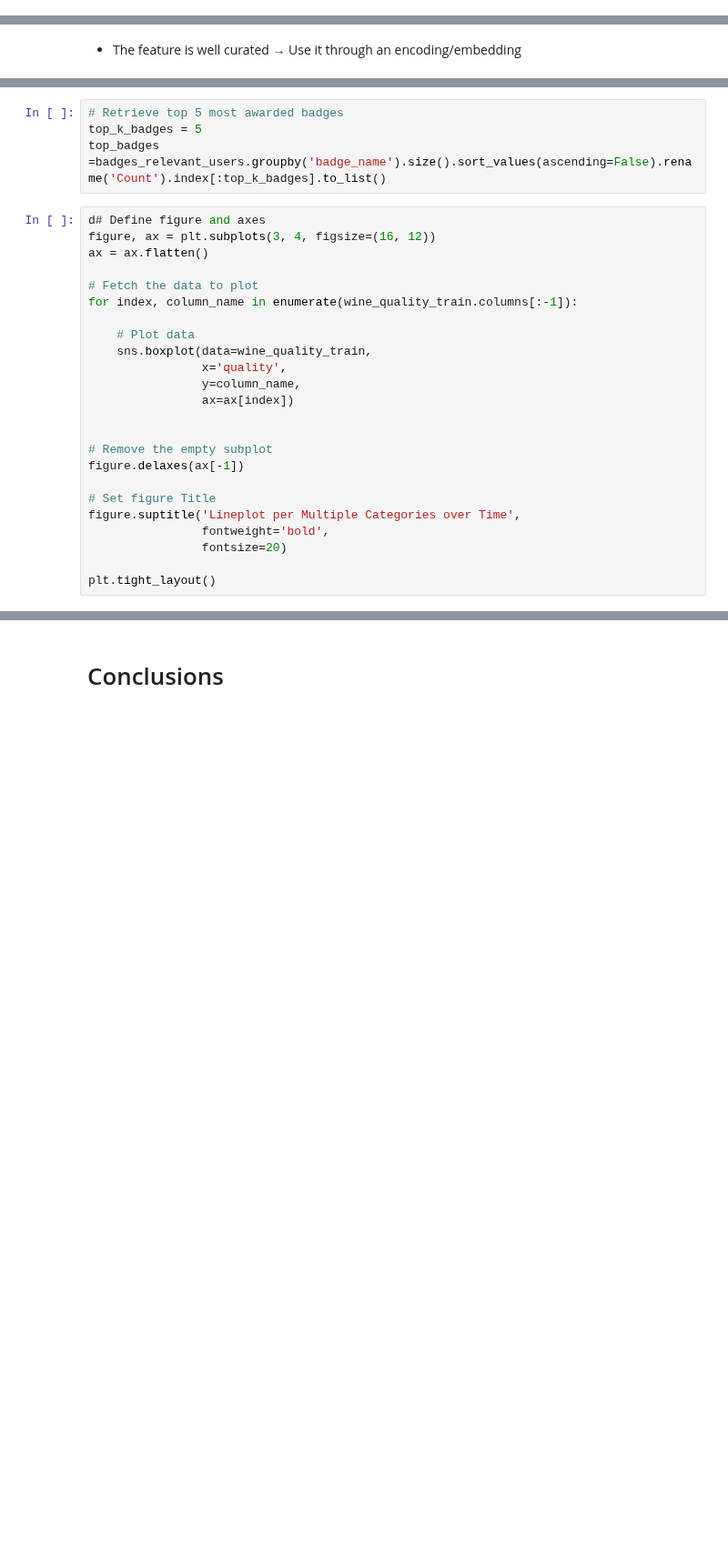
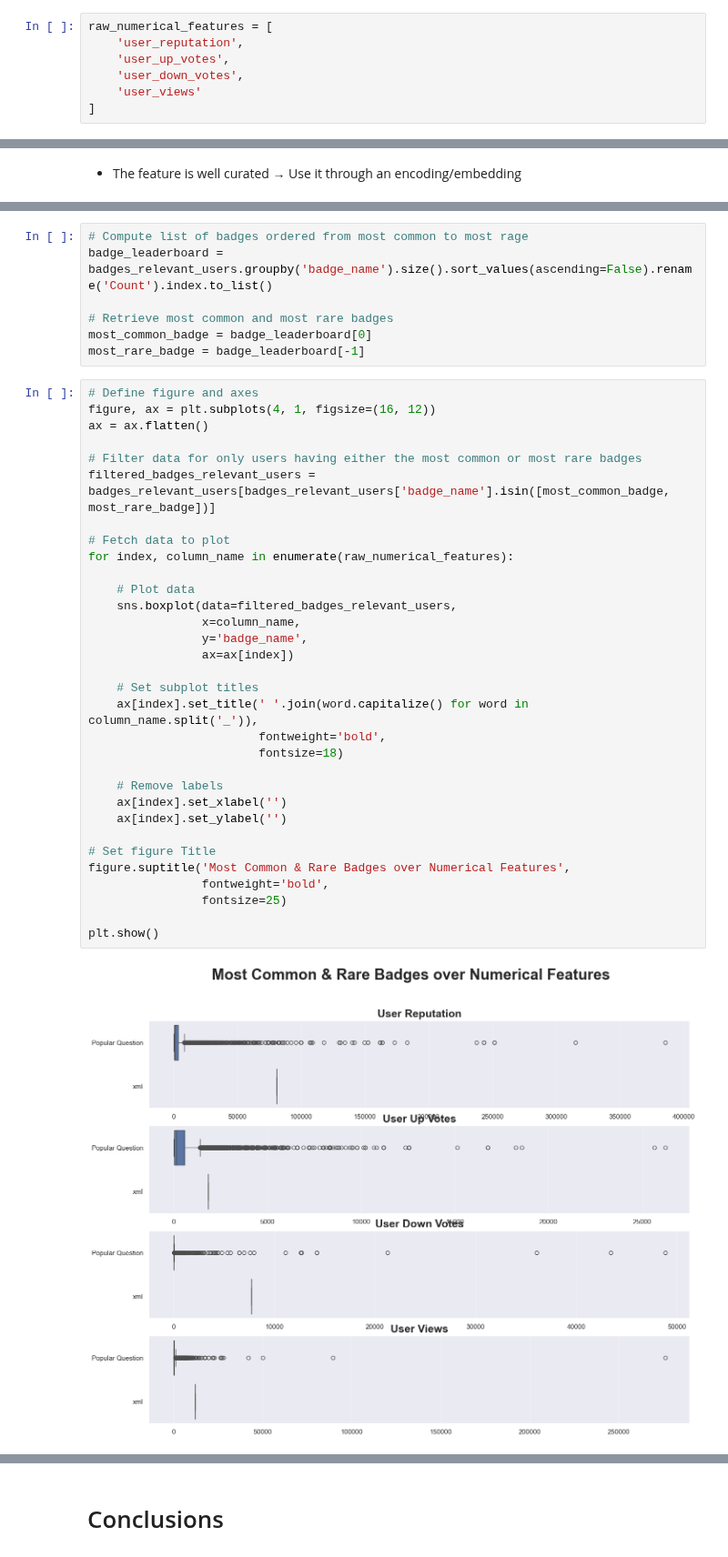
Before and after one commit to Volscente/DruidicGroveAI, a Jupyter notebook: notebooks/stackoverflow/eda/stackoverflow_eda.ipynb, the cells around one changed output, grey strips where cells are left out. Shown at 91% size. Cells and saved outputs as stored; diff of their text form; blank space fills up the shorter version.

Commit message:
Most rare & common badges

```diff
--- a/notebooks/stackoverflow/eda/stackoverflow_eda.ipynb
+++ b/notebooks/stackoverflow/eda/stackoverflow_eda.ipynb
@@ -411,3 +413,10 @@ plt.show()
+# %%
+raw_numerical_features = [
+    'user_reputation',
+    'user_up_votes',
+    'user_down_votes',
+    'user_views'
+]
 # %% [markdown]
 ### Categorical Feature Distribution
 # %%
@@ -446,28 +455,41 @@ Name: Count, Length: 348, dtype: int64
 # %%
-# Retrieve top 5 most awarded badges
-top_k_badges = 5
-top_badges =badges_relevant_users.groupby('badge_name').size().sort_values(ascending=False).rename('Count').index[:top_k_badges].to_list()
+# Compute list of badges ordered from most common to most rage
+badge_leaderboard = badges_relevant_users.groupby('badge_name').size().sort_values(ascending=False).rename('Count').index.to_list()
+
+# Retrieve most common and most rare badges
+most_common_badge = badge_leaderboard[0]
+most_rare_badge = badge_leaderboard[-1]
 # %%
-d# Define figure and axes
-figure, ax = plt.subplots(3, 4, figsize=(16, 12))
+# Define figure and axes
+figure, ax = plt.subplots(4, 1, figsize=(16, 12))
 ax = ax.flatten()
 
-# Fetch the data to plot
-for index, column_name in enumerate(wine_quality_train.columns[:-1]):
+# Filter data for only users having either the most common or most rare badges
+filtered_badges_relevant_users = badges_relevant_users[badges_relevant_users['badge_name'].isin([most_common_badge, most_rare_badge])]
+
+# Fetch data to plot
+for index, column_name in enumerate(raw_numerical_features):
 
     # Plot data
-    sns.boxplot(data=wine_quality_train,
-                x='quality',
-                y=column_name,
+    sns.boxplot(data=filtered_badges_relevant_users,
+                x=column_name,
+                y='badge_name',
                 ax=ax[index])
 
+    # Set subplot titles
+    ax[index].set_title(' '.join(word.capitalize() for word in column_name.split('_')),
+                        fontweight='bold',
+                        fontsize=18)
 
-# Remove the empty subplot
-figure.delaxes(ax[-1])
+    # Remove labels
+    ax[index].set_xlabel('')
+    ax[index].set_ylabel('')
 
 # Set figure Title
-figure.suptitle('Lineplot per Multiple Categories over Time',
+figure.suptitle('Most Common & Rare Badges over Numerical Features',
                 fontweight='bold',
-                fontsize=20)
+                fontsize=25)
 
-plt.tight_layout()
+plt.show()
+# %% [output]
+[figure, added]
```
Also changed, not shown: parts of 5 cells of this notebook.
